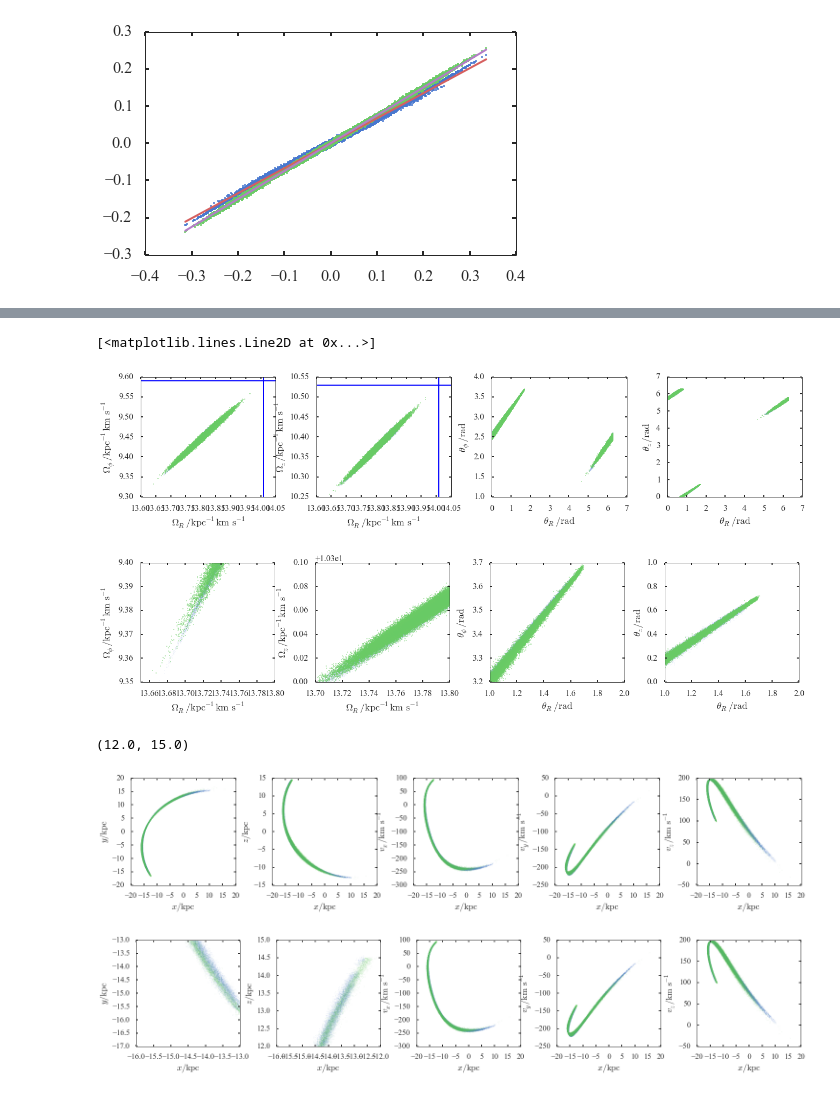
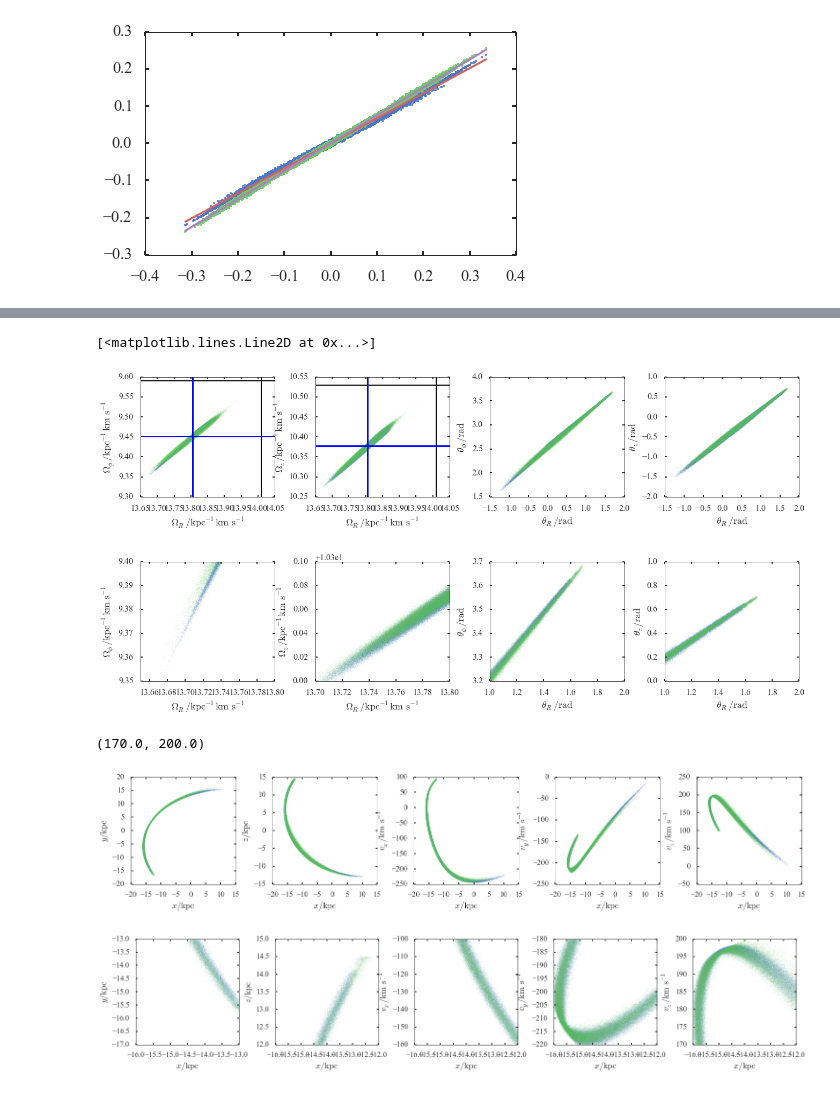
Before and after one commit to jobovy/streamgap-aa, a Jupyter notebook: py/Unperturbed stream model.ipynb, the cells around one changed output, grey strips where cells are left out. Saved outputs shown, nothing was run; the diff lists cells and outputs as text; code cells hidden in the pictures.

Commit message:
Best stream model attempt

```diff
--- a/py/Unperturbed stream model.ipynb
+++ b/py/Unperturbed stream model.ipynb
@@ -106,21 +149,23 @@ phi1,theta1=measure_angles(r.T[3],r.T[4],r.T[5])
 # %%
-theta = -1.0065*theta1
+theta = -1.0045*theta1
 phi = 0.995*phi1
-SP = ss.stream_parameters(np.array([theta,phi,0.007,0.0026,10./0.977775,0.05,0.29,2.5,0.01]),prog_impact)
-sampler = ss.stream_sampler(SP,pot)
+# SP = ss.stream_parameters(np.array([theta,phi,0.007,0.0026,10./0.977775,0.05,0.29,2.5,0.01]),prog_impact)
+# dJ = np.array([0.085,0.12,0.09])/kms2kpcMyr
+SP = ss.stream_parameters(np.array([theta,phi,0.007,0.0026,10./0.977775,0.04905866,0.30611737,1.6,0.01,0.24263412,0.02300167,0.28]),prog_impact)
+sampler = ss.stream_sampler(SP,pot,1e-6)
 # %%
 N = len(merged_peri)
-# N=1000
-results = np.zeros(shape=(N,22))
+results = np.zeros(shape=(N,25))
 for i in range(len(results)):
-    r=np.ones(15)*100.
+    r=np.ones(25)*100.
     while(r[2]>14.5):
-        r=sampler.sample(True)
+        r=sampler.sample(True,0)
         if(r[2]>0. and r[0]>0.):
-            r=np.ones(15)*100.
+            r=np.ones(25)*100.
     results[i]=r
 results = pd.DataFrame(results,
                        columns=['x','y','z','vx','vy','vz',
                                 'OmR','Omp','Omz','ThR','Thp','Thz',
                                 'DOmR','DOmp','DOmz','DThR','DThp','DThz',
-                                'Ompar','Omperp','Thpar','Thperp'])
+                                'Ompar','Omperp','Thpar','Thperp',
+                                'JR','Lz','Jz'])
@@ -128,25 +197,33 @@ results = pd.DataFrame(results,
 f,a=plt.subplots(1,4,figsize=(22,4))
 plt.subplots_adjust(wspace=0.3)
 a[0].plot(merged_peri['OmR_y'],merged_peri['Omp_y'],'.',ms=1)
-a[0].plot(results['OmR'],results['Omp'],'.',ms=3)
+a[0].plot(results['OmR'],results['Omp'],'.',ms=1)
 a[0].set_xlabel(labels['OmR']);a[0].set_ylabel(labels['Omp'])
 a[1].plot(merged_peri['OmR_y'],merged_peri['Omz_y'],'.',ms=1)
-a[1].plot(results['OmR'],results['Omz'],'.',ms=3)
+a[1].plot(results['OmR'],results['Omz'],'.',ms=1)
 a[1].set_xlabel(labels['OmR']);a[1].set_ylabel(labels['Omz'])
-a[2].plot(merged_peri['angR_y'],merged_peri['angp_y'],'.',ms=1)
-a[2].plot(results['ThR'],results['Thp'],'.',ms=3)
+a[2].plot(merged_peri['angR_y']-2.*np.pi*(merged_peri['angR_y']>np.pi),merged_peri['angp_y'],'.',ms=1)
+a[2].plot(results['ThR']-2.*np.pi*(results['ThR']>np.pi),results['Thp'],'.',ms=1)
 a[2].set_xlabel(labels['angR']);a[2].set_ylabel(labels['angp'])
-a[3].plot(merged_peri['angR_y'],merged_peri['angz_y'],'.',ms=1)
-a[3].plot(results['ThR'],results['Thz'],'.',ms=3)
+a[3].plot(merged_peri['angR_y']-2.*np.pi*(merged_peri['angR_y']>np.pi),merged_peri['angz_y']-2.*np.pi*(merged_peri['angz_y']>np.pi),'.',ms=1)
+a[3].plot(results['ThR']-2.*np.pi*(results['ThR']>np.pi),results['Thz']-2.*np.pi*(results['Thz']>np.pi),'.',ms=1)
 a[3].set_xlabel(labels['angR']);a[3].set_ylabel(labels['angz'])
-a[1].axhline(PROG[5])
-a[1].axvline(PROG[3])
-a[0].axvline(PROG[3])
-a[0].axhline(PROG[4])
+a[1].axhline(PROG[5],color='k')
+a[1].axvline(PROG[3],color='k')
+a[0].axvline(PROG[3],color='k')
+a[0].axhline(PROG[4],color='k')
+a[0].axhline(np.mean(merged_peri['Omp_y']))
+a[0].axhline(np.mean(results['Omp']))
+a[1].axhline(np.mean(merged_peri['Omz_y']))
+a[1].axhline(np.mean(results['Omz']))
+a[0].axvline(np.mean(merged_peri['OmR_y']))
+a[0].axvline(np.mean(results['OmR']))
+a[1].axvline(np.mean(merged_peri['OmR_y']))
+a[1].axvline(np.mean(results['OmR']))
 f,a=plt.subplots(1,4,figsize=(22,4))
 plt.subplots_adjust(wspace=0.3)
 a[0].plot(merged_peri['OmR_y'],merged_peri['Omp_y'],'.',ms=1)
-a[0].plot(results['OmR'],results['Omp'],'.',ms=3)
+a[0].plot(results['OmR'],results['Omp'],'.',ms=1)
 a[0].set_xlabel(labels['OmR']);a[0].set_ylabel(labels['Omp'])
 a[0].set_xlim(13.65,13.8)
 a[0].set_ylim(9.35,9.4)
@@ -154,21 +231,21 @@ a[1].plot(merged_peri['OmR_y'],merged_peri['Omz_y'],'.',ms=1)
 a[1].set_xlabel(labels['OmR']);a[1].set_ylabel(labels['Omz'])
 a[1].set_xlim(13.7,13.8)
 a[1].set_ylim(10.3,10.4)
-a[1].plot(results['OmR'],results['Omz'],'.',ms=3)
+a[1].plot(results['OmR'],results['Omz'],'.',ms=1)
 a[2].plot(merged_peri['angR_y'],merged_peri['angp_y'],'.',ms=1)
 a[2].set_xlabel(labels['angR']);a[2].set_ylabel(labels['angp'])
 a[2].set_xlim(1.,2.)
 a[2].set_ylim(3.2,3.7)
-a[2].plot(results['ThR'],results['Thp'],'.',ms=3)
+a[2].plot(results['ThR'],results['Thp'],'.',ms=1)
 a[3].plot(merged_peri['angR_y'],merged_peri['angz_y'],'.',ms=1)
 a[3].set_xlabel(labels['angR']);a[3].set_ylabel(labels['angz'])
 a[3].set_xlim(1.,2.)
 a[3].set_ylim(0.,1.)
-a[3].plot(results['ThR'],results['Thz'],'.',ms=3)
+a[3].plot(results['ThR'],results['Thz'],'.',ms=1)
 # %% [output]
 [<matplotlib.lines.Line2D at 0x...>]
-[figure, old version]
+[figure, new version]
-[figure, old version]
+[figure, new version]
 # %%
 f,a=plt.subplots(1,5,figsize=(25,4))
 plt.subplots_adjust(wspace=0.35)
@@ -182,33 +259,39 @@ a[2].plot(merged_peri['x_y'],merged_peri['vx_y'],'.',ms=1)
 a[2].plot(results['x'],results['vx'],'.',ms=1)
 a[2].set_xlabel(labels['x']);a[2].set_ylabel(labels['vx']);
 a[3].plot(merged_peri['x_y'],merged_peri['vy_y'],'.',ms=1)
 a[3].plot(results['x'],results['vy'],'.',ms=1)
 a[3].set_xlabel(labels['x']);a[3].set_ylabel(labels['vy']);
 a[4].plot(merged_peri['x_y'],merged_peri['vz_y'],'.',ms=1)
 a[4].plot(results['x'],results['vz'],'.',ms=1)
 a[4].set_xlabel(labels['x']);a[4].set_ylabel(labels['vz']);
 f,a=plt.subplots(1,5,figsize=(25,4))
 plt.subplots_adjust(wspace=0.35)
 a[0].plot(merged_peri['x_y'],merged_peri['y_y'],'.',ms=1)
 a[0].plot(results['x'],results['y'],'.',ms=1)
 a[0].set_xlabel(labels['x']);a[0].set_ylabel(labels['y']);
 a[1].plot(merged_peri['x_y'],merged_peri['z_y'],'.',ms=1)
 a[1].plot(results['x'],results['z'],'.',ms=1)
 a[1].set_xlabel(labels['x']);a[1].set_ylabel(labels['z']);
 a[2].plot(merged_peri['x_y'],merged_peri['vx_y'],'.',ms=1)
 a[2].plot(results['x'],results['vx'],'.',ms=1)
 a[2].set_xlabel(labels['x']);a[2].set_ylabel(labels['vx']);
 a[3].plot(merged_peri['x_y'],merged_peri['vy_y'],'.',ms=1)
 a[3].plot(results['x'],results['vy'],'.',ms=1)
 a[3].set_xlabel(labels['x']);a[3].set_ylabel(labels['vy']);
 a[4].plot(merged_peri['x_y'],merged_peri['vz_y'],'.',ms=1)
 a[4].plot(results['x'],results['vz'],'.',ms=1)
 a[4].set_xlabel(labels['x']);a[4].set_ylabel(labels['vz']);
 a[0].set_xlim(-16.,-13.)
 a[0].set_ylim(-17.,-13.)
 a[1].set_xlim(-16.,-12.)
 a[1].set_ylim(12.,15.)
+a[2].set_xlim(-16.,-12.)
+a[2].set_ylim(-160.,-100.)
+a[3].set_xlim(-16.,-12.)
+a[3].set_ylim(-220.,-180.)
+a[4].set_xlim(-16.,-12.)
+a[4].set_ylim(170.,200.)
 # %% [output]
-(12.0, 15.0)
+(170.0, 200.0)
-[figure, old version]
+[figure, new version]
-[figure, old version]
+[figure, new version]
```
Also changed, not shown: parts of 27 cells of this notebook.
